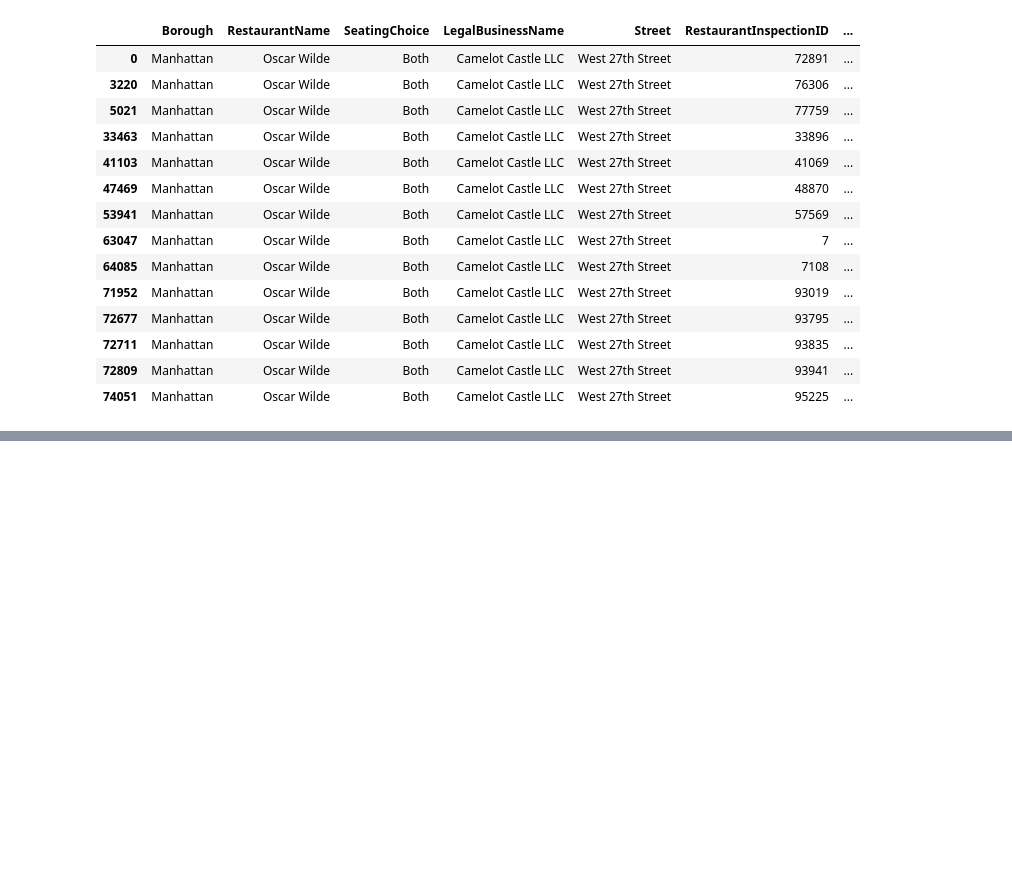
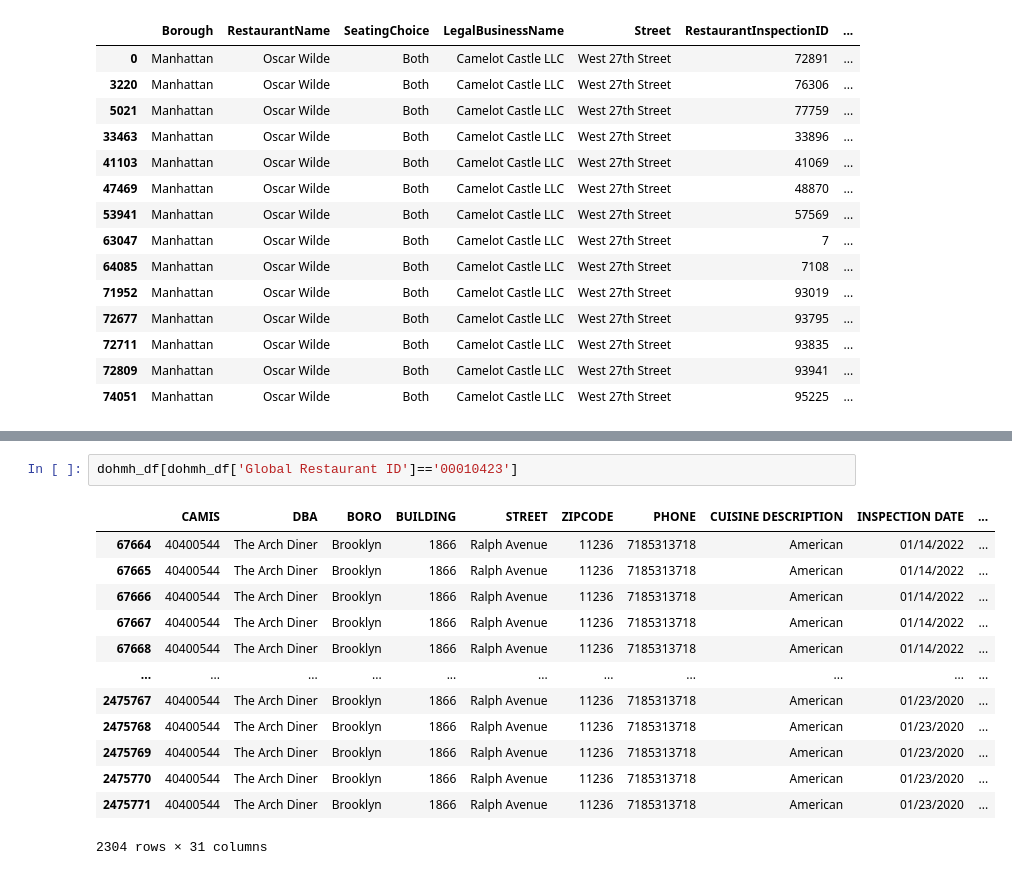
Before and after one commit to sephi-22/restaurant_services_analytics, a Jupyter notebook: Creating_global_id.ipynb, the cells around one changed output, grey strips where cells are left out. Cells and saved outputs as stored; diff of their text form; blank space fills up the shorter version.

```diff
--- a/Creating_global_id.ipynb
+++ b/Creating_global_id.ipynb
@@ -345,0 +406,16 @@ inspections_df[inspections_df['Global Restaurant ID']=='00012040']
+# %%
+dohmh_df[dohmh_df['Global Restaurant ID']=='00010423']
+# %% [output]
+|  | CAMIS | DBA | BORO | BUILDING | STREET | ZIPCODE | PHONE | CUISINE DESCRIPTION | INSPECTION DATE | ... |
+| 67664 | 40400544 | The Arch Diner | Brooklyn | 1866 | Ralph Avenue | 11236 | 7185313718 | American | 01/14/2022 | ... |
+| 67665 | 40400544 | The Arch Diner | Brooklyn | 1866 | Ralph Avenue | 11236 | 7185313718 | American | 01/14/2022 | ... |
+| 67666 | 40400544 | The Arch Diner | Brooklyn | 1866 | Ralph Avenue | 11236 | 7185313718 | American | 01/14/2022 | ... |
+| 67667 | 40400544 | The Arch Diner | Brooklyn | 1866 | Ralph Avenue | 11236 | 7185313718 | American | 01/14/2022 | ... |
+| 67668 | 40400544 | The Arch Diner | Brooklyn | 1866 | Ralph Avenue | 11236 | 7185313718 | American | 01/14/2022 | ... |
+| ... | ... | ... | ... | ... | ... | ... | ... | ... | ... | ... |
+| 2475767 | 40400544 | The Arch Diner | Brooklyn | 1866 | Ralph Avenue | 11236 | 7185313718 | American | 01/23/2020 | ... |
+| 2475768 | 40400544 | The Arch Diner | Brooklyn | 1866 | Ralph Avenue | 11236 | 7185313718 | American | 01/23/2020 | ... |
+| 2475769 | 40400544 | The Arch Diner | Brooklyn | 1866 | Ralph Avenue | 11236 | 7185313718 | American | 01/23/2020 | ... |
+| 2475770 | 40400544 | The Arch Diner | Brooklyn | 1866 | Ralph Avenue | 11236 | 7185313718 | American | 01/23/2020 | ... |
+| 2475771 | 40400544 | The Arch Diner | Brooklyn | 1866 | Ralph Avenue | 11236 | 7185313718 | American | 01/23/2020 | ... |
+2304 rows × 31 columns
```
Also changed, not shown: parts of 10 cells of this notebook, 1 other file.
